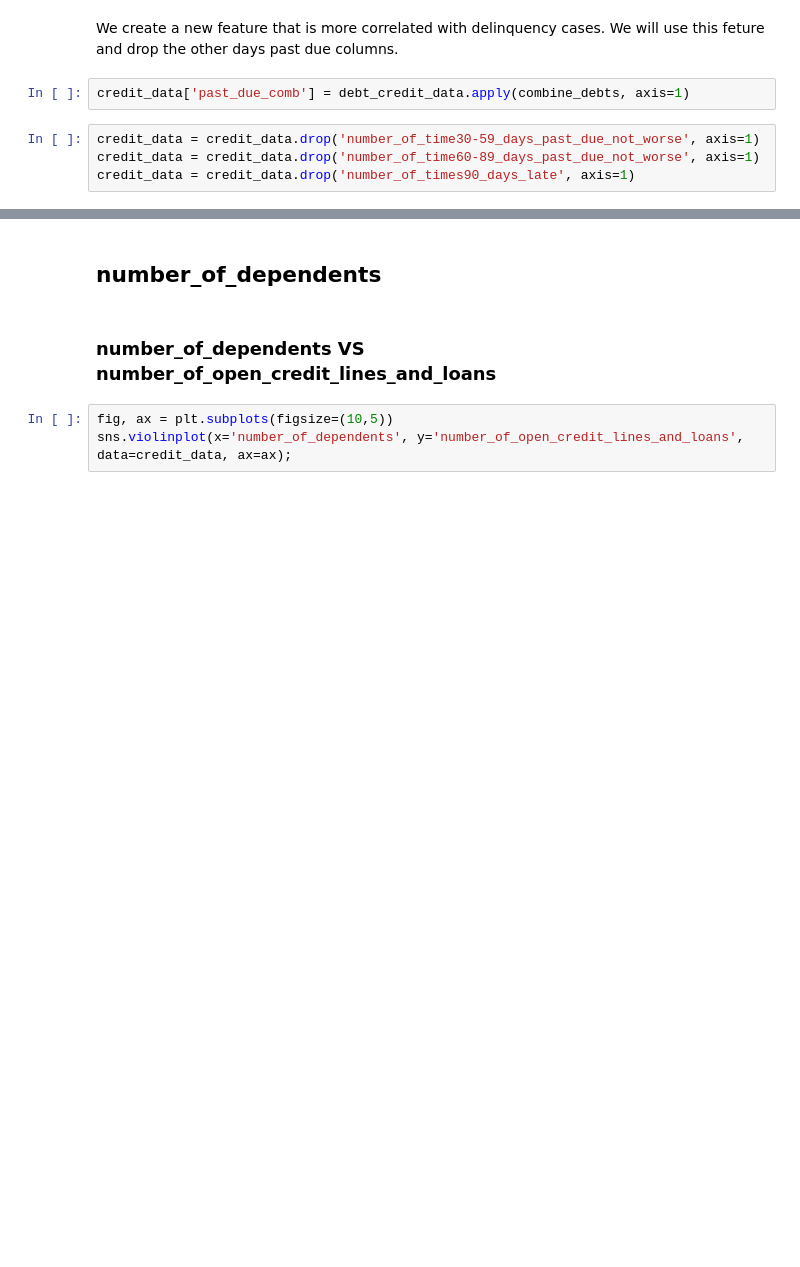
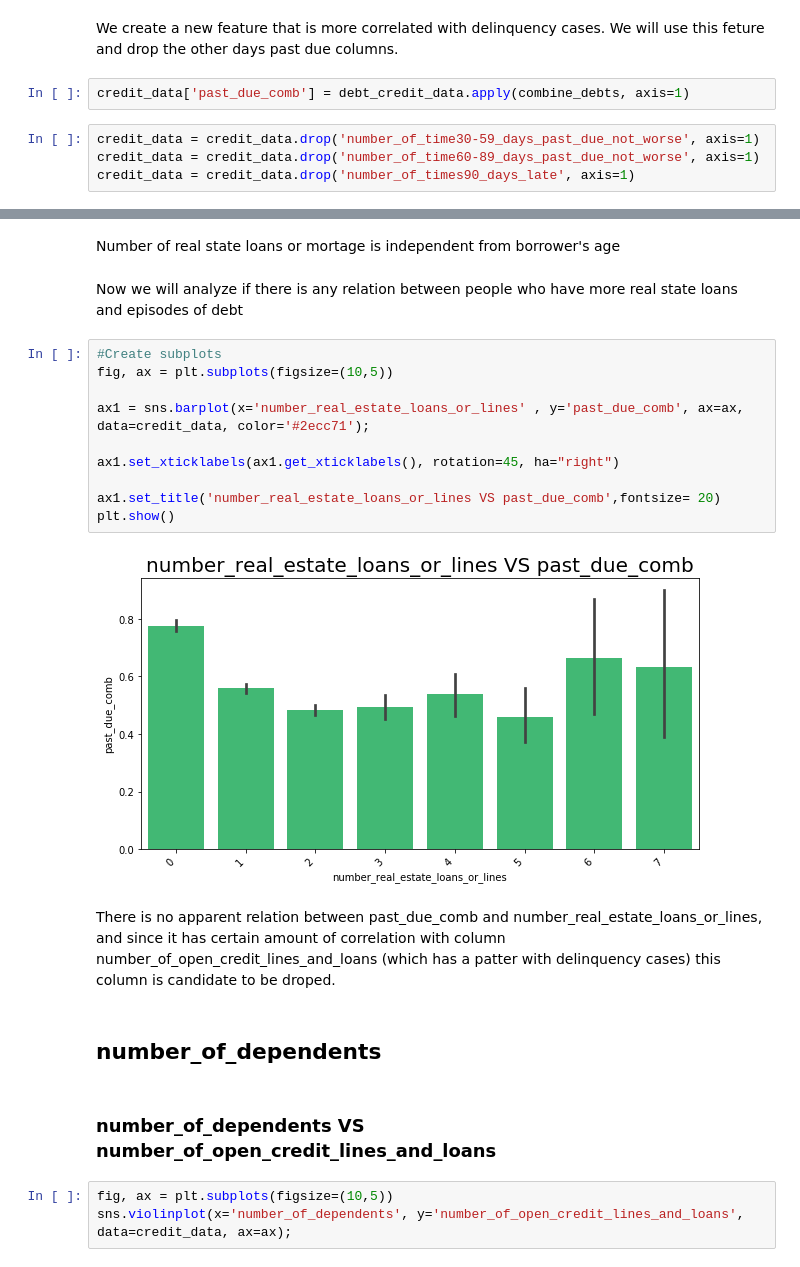
Before and after one commit to renzobechler-zz/credits_eda, a Jupyter notebook: notebooks/EDA.ipynb, the cells around one changed output, grey strips where cells are left out. Cells and saved outputs as stored; diff of their text form; blank space fills up the shorter version.

```diff
--- a/notebooks/EDA.ipynb
+++ b/notebooks/EDA.ipynb
@@ -313,3 +354,21 @@ credit_data = credit_data.drop('number_of_times90_days_late', axis=1)
+# %% [markdown]
+Number of real state loans or mortage is independent from borrower's age
+# %% [markdown]
+Now we will analyze if there is any relation between people who have more real state loans and episodes of debt
+# %%
+#Create subplots
+fig, ax = plt.subplots(figsize=(10,5))
+
+ax1 = sns.barplot(x='number_real_estate_loans_or_lines' , y='past_due_comb', ax=ax, data=credit_data, color='#2ecc71');
+
+ax1.set_xticklabels(ax1.get_xticklabels(), rotation=45, ha="right")
+
+ax1.set_title('number_real_estate_loans_or_lines VS past_due_comb',fontsize= 20)
+plt.show()
+# %% [output]
+[figure, added]
+# %% [markdown]
+There is no apparent relation between past_due_comb and number_real_estate_loans_or_lines, and since it has certain amount of correlation with column number_of_open_credit_lines_and_loans (which has a patter with delinquency cases) this column is candidate to be droped.
 # %% [markdown]
 ## number_of_dependents
 # %% [markdown]
```
Also changed, not shown: parts of 48 cells of this notebook, 1 other file.
